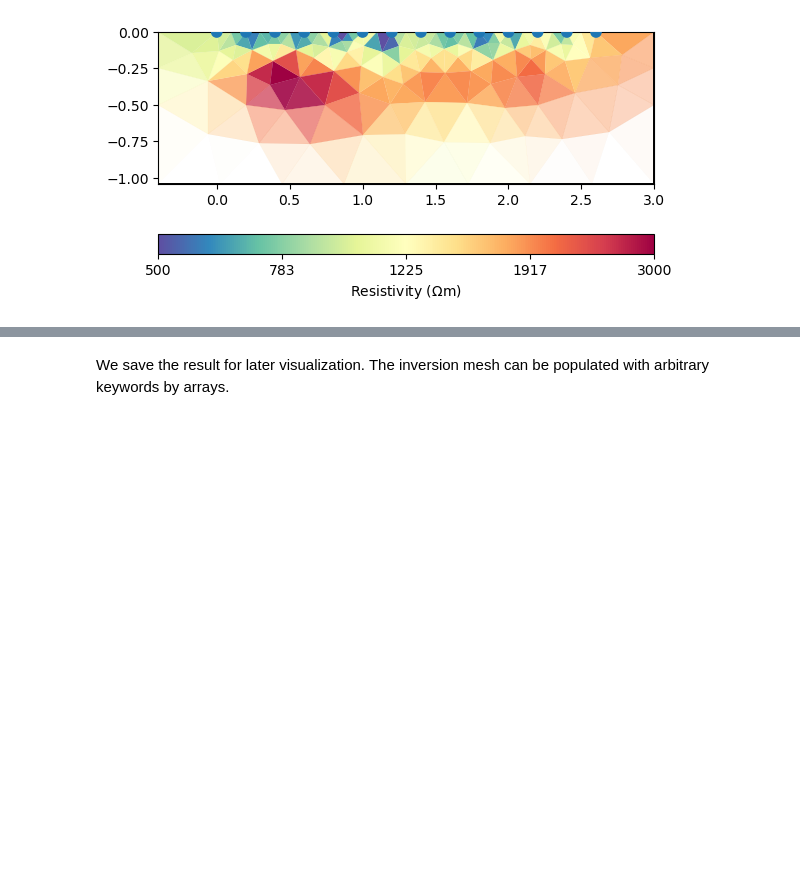
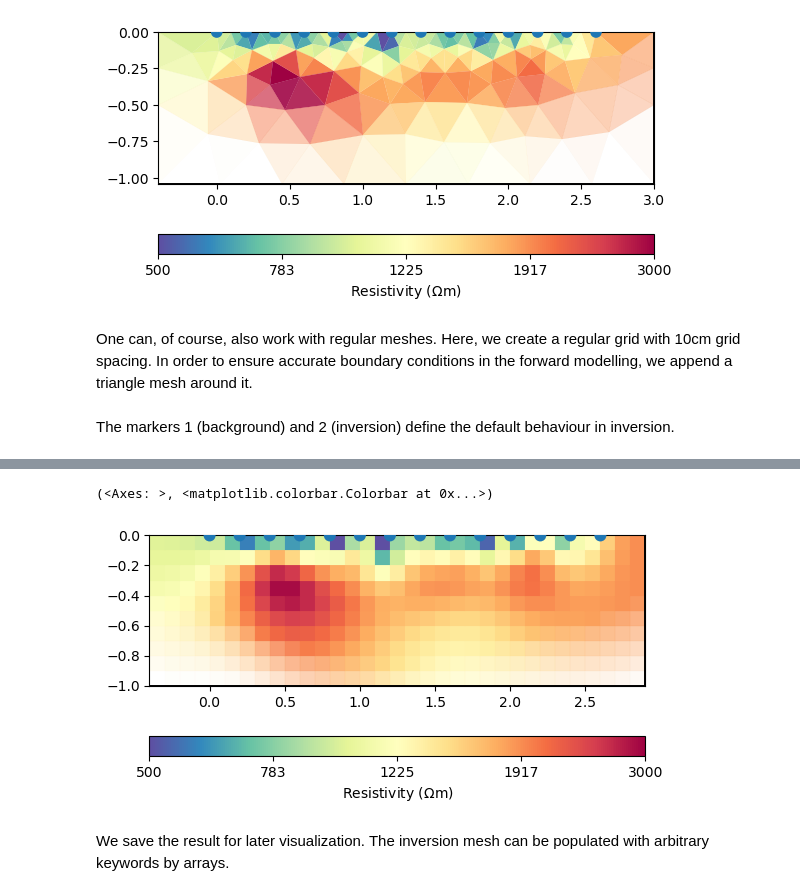
Before and after one commit to gimli-org/SEGwebinar, a Jupyter notebook: data/mulda/story.ipynb, the cells around one changed output, grey strips where cells are left out. Cells and saved outputs as stored; diff of their text form; code cells hidden in the pictures; blank space fills up the shorter version.

```diff
--- a/data/mulda/story.ipynb
+++ b/data/mulda/story.ipynb
@@ -136,11 +137,20 @@ ax, cb = mgr.showResult(**kw)
 # we can further modify the figure using the axis and colorbar handles
 # %% [output]
 [figure]
+# %% [markdown]
+One can, of course, also work with regular meshes.
+Here, we create a regular grid with 10cm grid spacing.
+In order to ensure accurate boundary conditions in the forward modelling, we append a triangle mesh around it.
+# %%
+grid = pg.createGrid(x=np.arange(-0.2, 3.0, 0.1),
+                     y=np.arange(-1.0, 0.01, 0.1),
+                     marker=2, worldBoundaryMarker=True)
+mesh = mt.appendTriangleBoundary(grid, marker=1)
+# %% [markdown]
+The markers 1 (background) and 2 (inversion) define the default behaviour in inversion.
 # %%
-if 0:
-    mesh = mt.createParaMesh2DGrid(  # crashes!!
-        x0, paraDX=0.1, paraDZ=0.1, paraDepth=1.2, boundary=1)
-    mgr = ert.Manager(x0)
-    mgr.setMesh(mesh)
-    mgr.invert()
-    mgr.showResult(**kw)
+mgr = ert.Manager(x0)
+mgr.setMesh(mesh)
+mgr.invert()
+ax, cb = mgr.showResult(**kw)
+# %% [output]
@@ -147,3 +164,5 @@ if 0:
+(<Axes: >, <matplotlib.colorbar.Colorbar at 0x...>)
+[figure, added]
 # %% [markdown]
 We save the result for later visualization. The inversion mesh can be populated with arbitrary keywords by arrays.
 # %%
```
Also changed, not shown: parts of 50 cells of this notebook.
